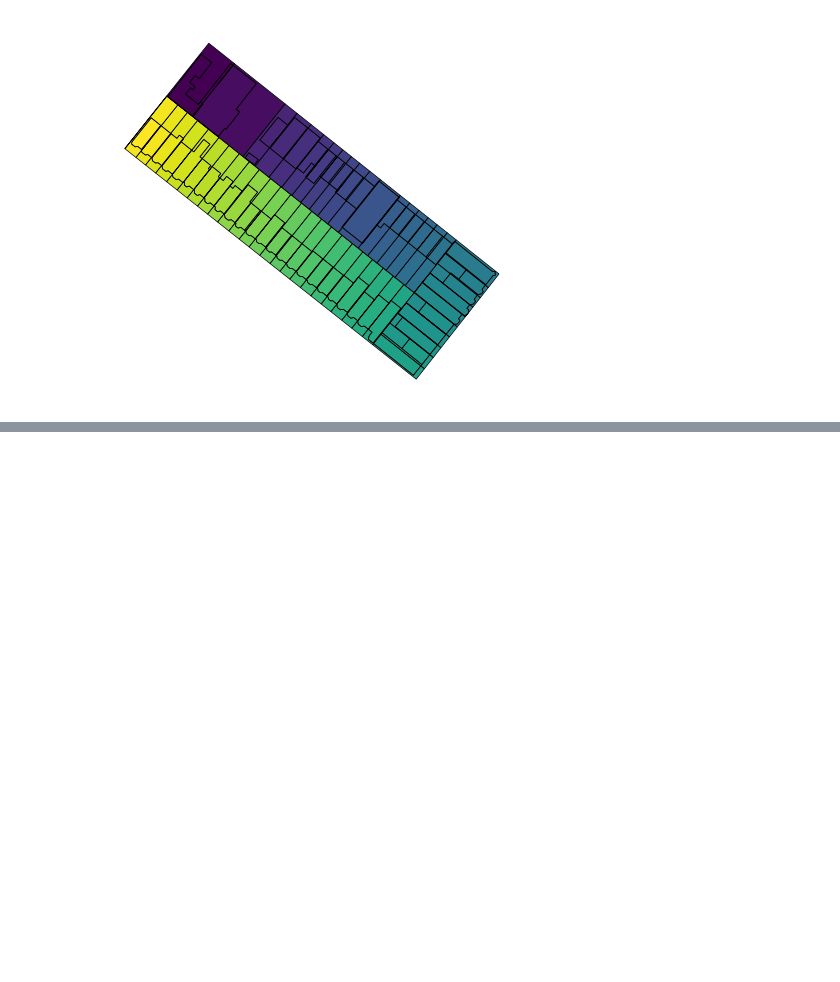
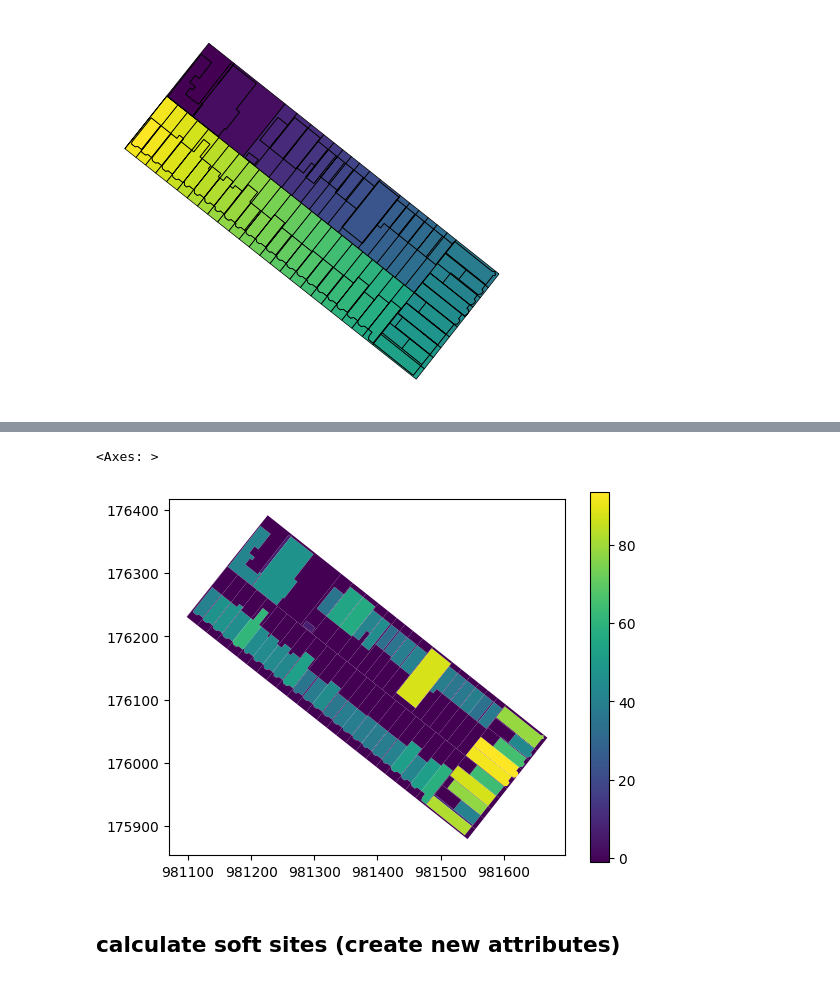
Before and after one commit to mapping-systems/cdp-mapping-systems, a Jupyter notebook: Tutorials/02_geoprocessing.ipynb, the cells around one changed output, grey strips where cells are left out. Saved outputs shown, nothing was run; the diff lists cells and outputs as text; code cells hidden in the pictures; blank space fills up the shorter version.

Commit message:
run through dummy soft site analysis

```diff
--- a/Tutorials/02_geoprocessing.ipynb
+++ b/Tutorials/02_geoprocessing.ipynb
@@ -414,6 +414,8 @@ sample_block_non_bldg_intersect.plot()
 [figure]
 # %% [markdown]
 ## Union
+# %%
+sample_block_lots["lot_area"] = sample_block_lots.area
 # %%
 lots_bldgs_union = gpd.overlay(sample_block_lots, sample_block_bldgs, how="union")
 # %%
@@ -452,0 +475,12 @@ lots_bldgs_union.boundary.plot(color="black", ax=ax, linewidth=0.5).set_axis_off
+# %%
+lots_bldgs_union["pct_bldg_lot_coverage"] = lots_bldgs_union.apply(
+    lambda x: ((x.geometry.area / x.lot_area) * 100 if type(x.globalid) == str else -1),
+    axis=1,
+)
+# %%
+lots_bldgs_union.plot("pct_bldg_lot_coverage", legend=True)
+# %% [output]
+<Axes: >
+[figure, added]
+# %% [markdown]
+## calculate soft sites (create new attributes)
```
Also changed, not shown: parts of 8 cells of this notebook.
